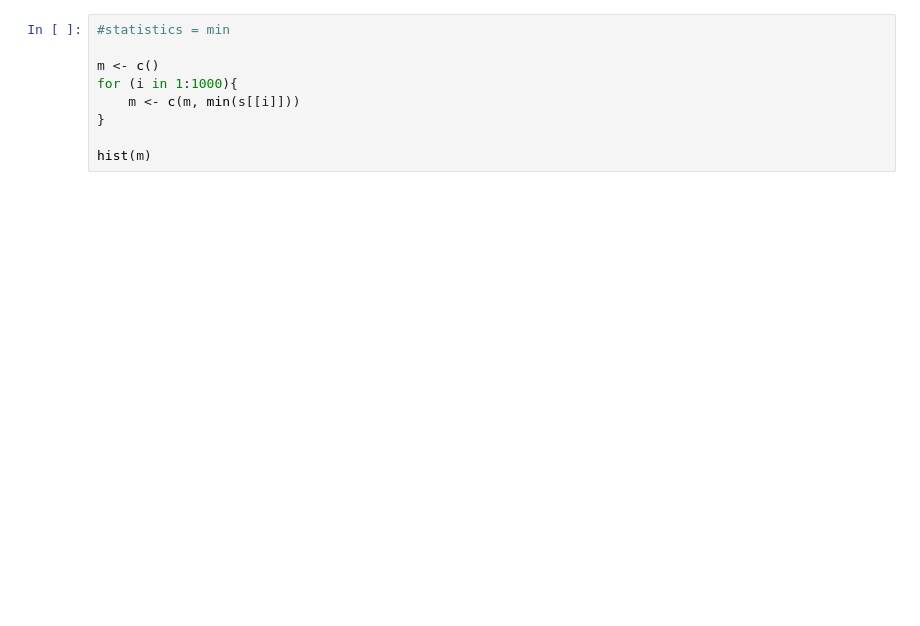
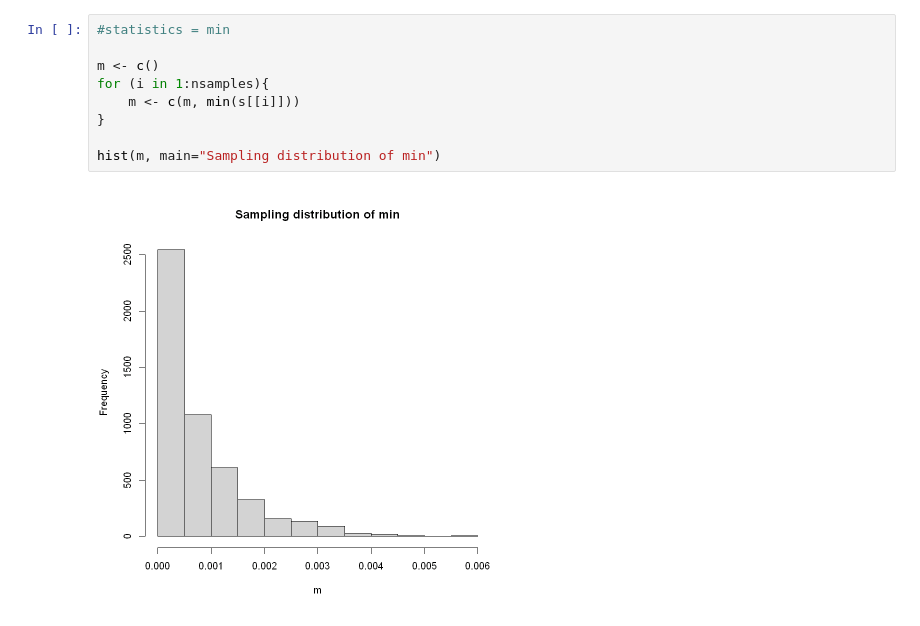
Before and after one commit to valentinagrea2001-sketch/Learning_statistical_programming_in_R, a Jupyter notebook: Ex 3.2.ipynb, the cells around one changed output. Cells and saved outputs as stored; diff of their text form; blank space fills up the shorter version.

```diff
--- a/Ex 3.2.ipynb
+++ b/Ex 3.2.ipynb
@@ -80,9 +115,11 @@ hist(su)
 # %%
 #statistics = min
 
 m <- c()
-for (i in 1:1000){
+for (i in 1:nsamples){
     m <- c(m, min(s[[i]]))
 }
 
-hist(m)
+hist(m, main="Sampling distribution of min")
+# %% [output]
+[figure, added]
```
Also changed, not shown: parts of 8 cells of this notebook.
